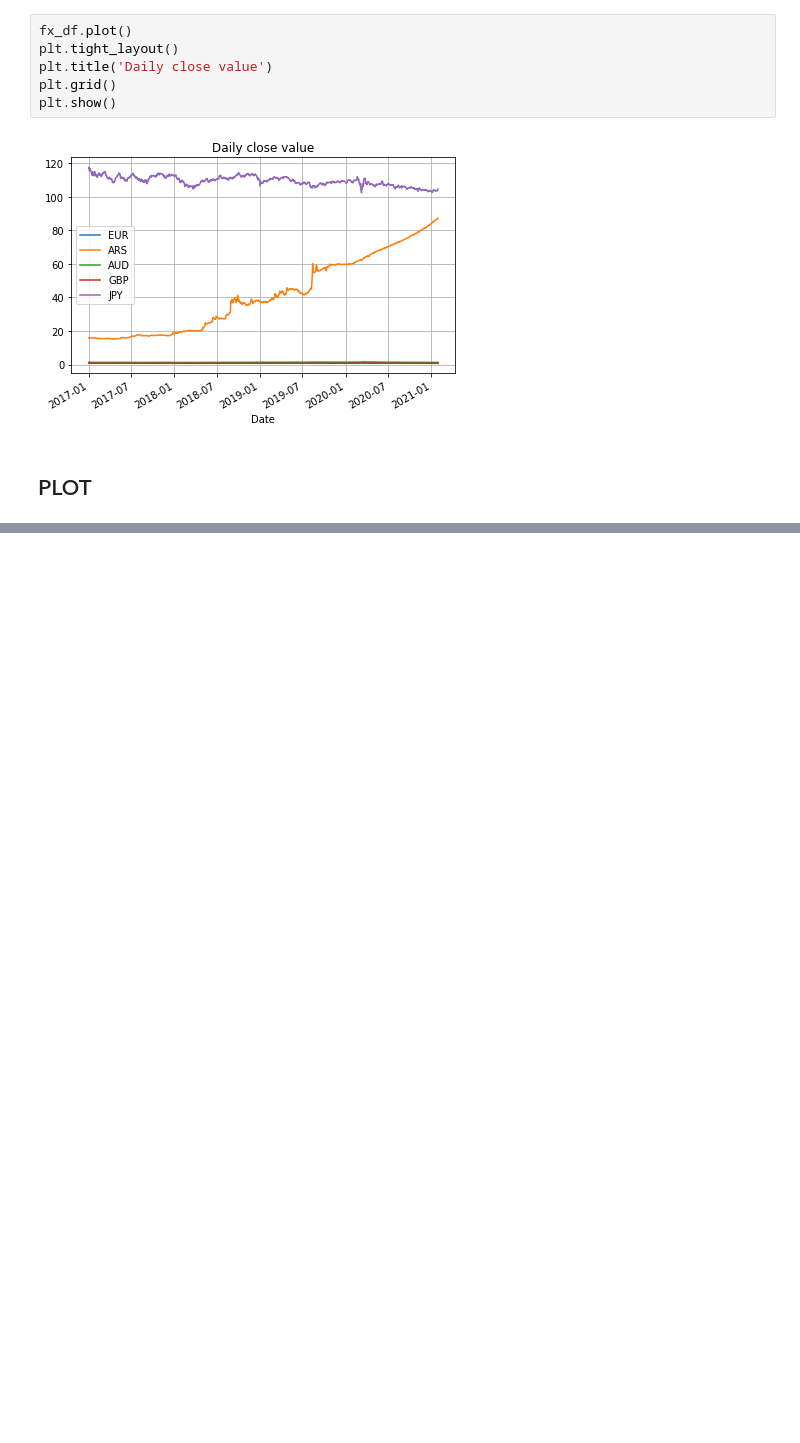
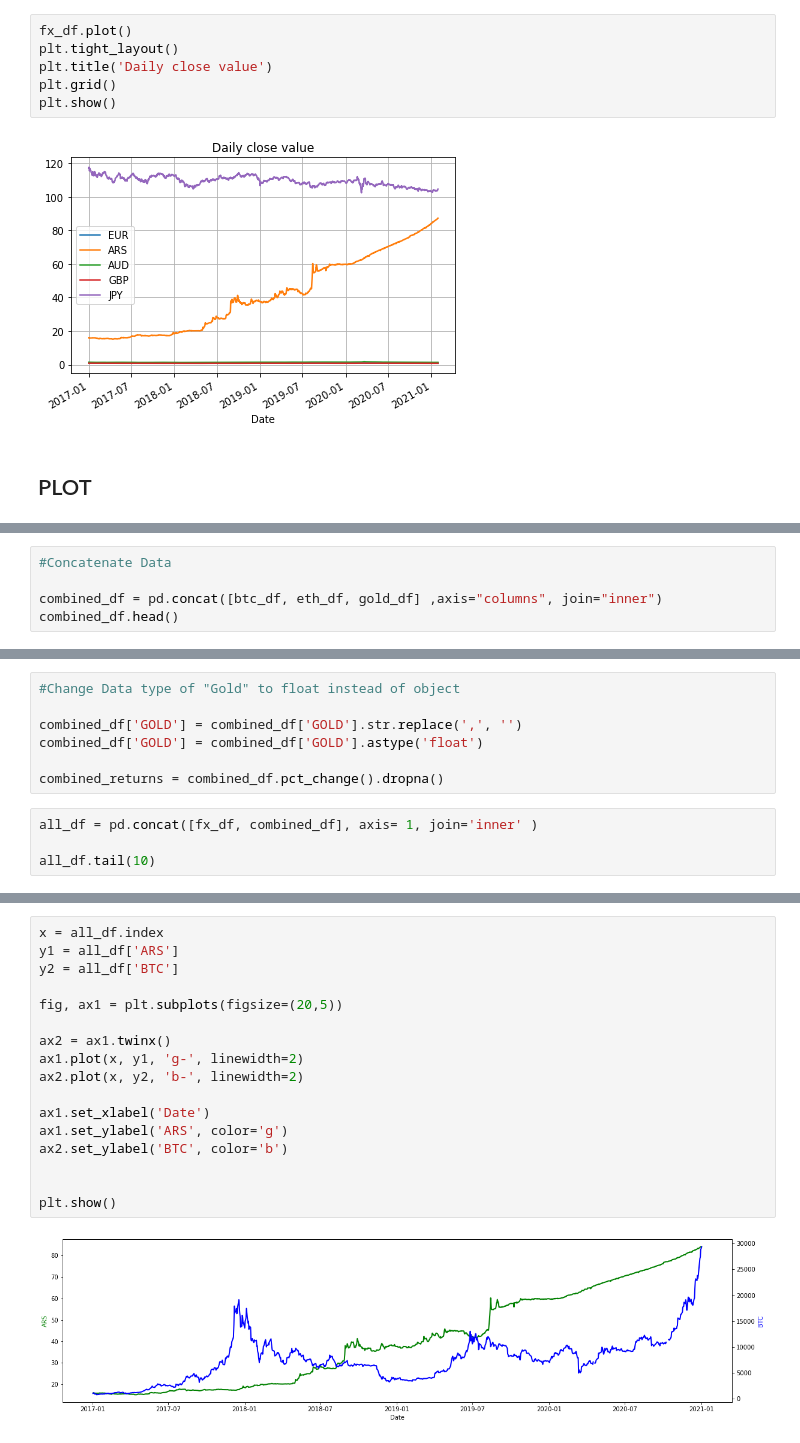
Before and after one commit to hmhadi/Project_1, a Jupyter notebook: forex_api.ipynb, the cells around one changed output, grey strips where cells are left out. Drawn from its saved outputs; the diff is of its cells as text; blank space fills up the shorter version.

```diff
--- a/forex_api.ipynb
+++ b/forex_api.ipynb
@@ -348,0 +369,5 @@ returns.hvplot()
+# %%
+#Concatenate Data
+
+combined_df = pd.concat([btc_df, eth_df, gold_df] ,axis="columns", join="inner")
+combined_df.head()
@@ -348,0 +382,11 @@ returns.hvplot()
+# %%
+#Change Data type of "Gold" to float instead of object
+
+combined_df['GOLD'] = combined_df['GOLD'].str.replace(',', '')
+combined_df['GOLD'] = combined_df['GOLD'].astype('float')
+
+combined_returns = combined_df.pct_change().dropna()
+# %%
+all_df = pd.concat([fx_df, combined_df], axis= 1, join='inner' )
+
+all_df.tail(10)
@@ -348,0 +406,19 @@ returns.hvplot()
+# %%
+x = all_df.index
+y1 = all_df['ARS']
+y2 = all_df['BTC']
+
+fig, ax1 = plt.subplots(figsize=(20,5))
+
+ax2 = ax1.twinx()
+ax1.plot(x, y1, 'g-', linewidth=2)
+ax2.plot(x, y2, 'b-', linewidth=2)
+
+ax1.set_xlabel('Date')
+ax1.set_ylabel('ARS', color='g')
+ax2.set_ylabel('BTC', color='b')
+
+
+plt.show()
+# %% [output]
+[figure, added]
```
Also changed, not shown: parts of 20 cells of this notebook.
